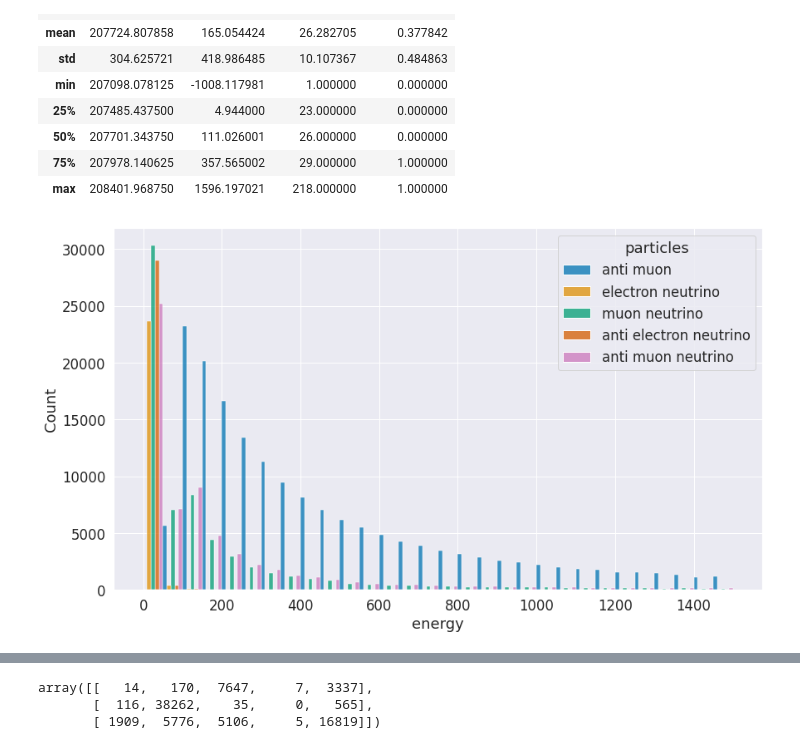
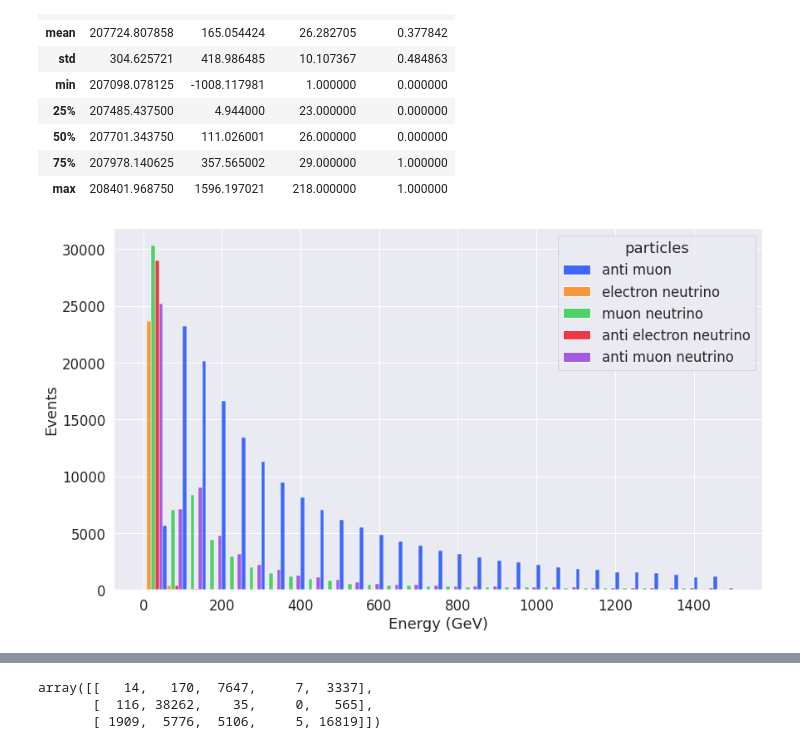
Before and after one commit to LaurensSchinkelshoek/PCQI, a Jupyter notebook: Data_analasys_LJS.ipynb, the cells around one changed output, grey strips where cells are left out. Saved outputs shown, nothing was run; the diff lists cells and outputs as text; code cells hidden in the pictures.

Commit message:
energy prediction done

```diff
--- a/Data_analasys_LJS.ipynb
+++ b/Data_analasys_LJS.ipynb
@@ -188,11 +181,10 @@ time_info.describe()
 | 75% | 207978.140625 | 357.565002 | 29.000000 | 1.000000 |
 | max | 208401.968750 | 1596.197021 | 218.000000 | 1.000000 |
 # %%
-import seaborn as sns
-#sns.set(rc={"figure.figsize":(14, 8)})
-sns.color_palette("bright")
-sns_plot = sns.histplot(data = df, x='energy',hue='particles', binwidth = 50, binrange=[0,1500],multiple="dodge", palette="colorblind")
+sns_plot = sns.histplot(data = df, x='energy',hue='particles', binwidth = 50, binrange=[0,1500],multiple="dodge", palette="bright")
+sns_plot.set(xlabel ="Energy (GeV)",ylabel="Events")
 fig = sns_plot.get_figure()
 fig.savefig("energy_histogram.pdf")
+fig.savefig("energy_histogram.png")
 # %% [output]
-[figure, old version]
+[figure, new version]
```
Also changed, not shown: parts of 8 cells of this notebook, 12 other files.
